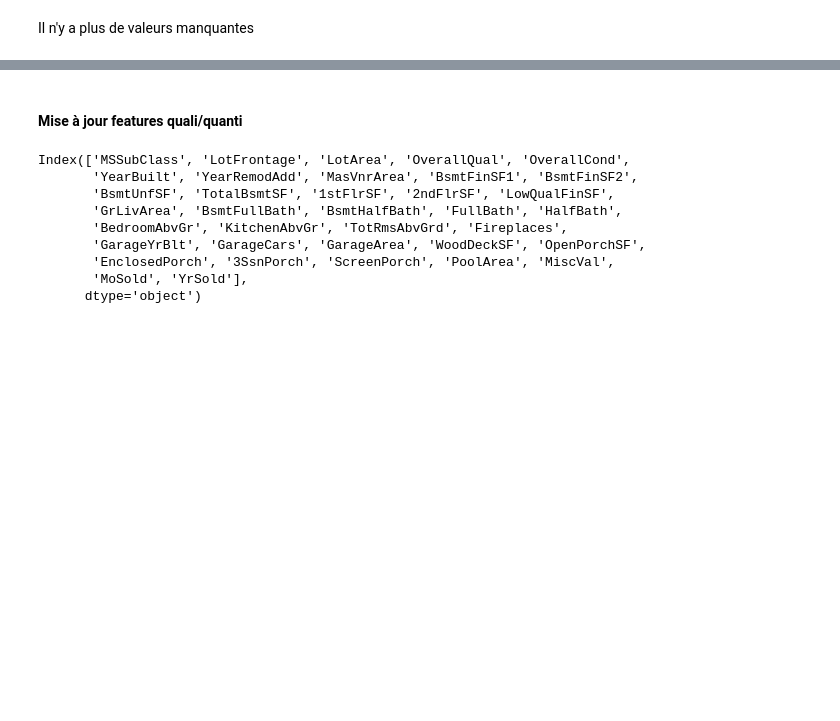
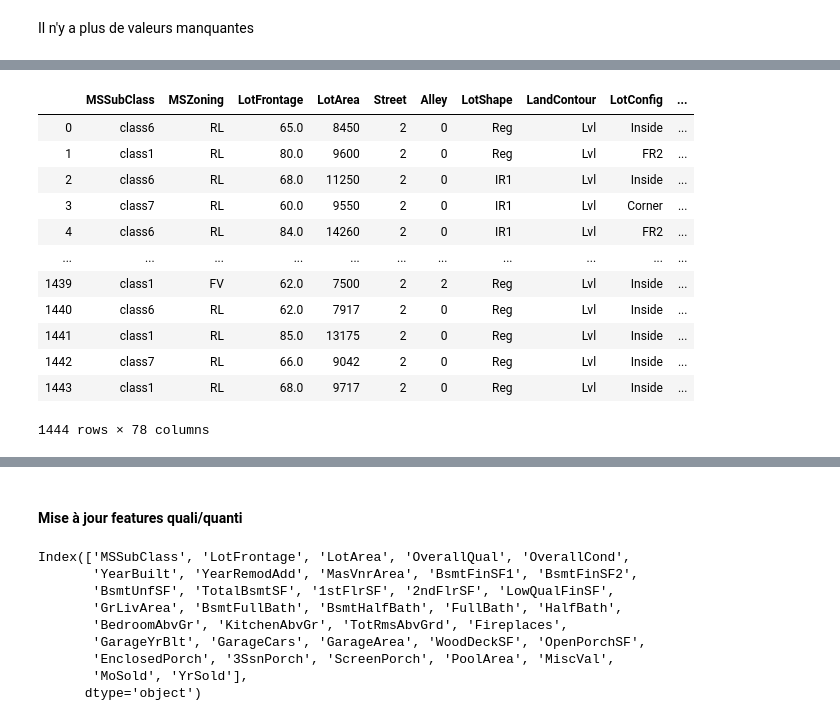
Before and after one commit to Simplon-IA-Bdx-1/house-prices-julien-vincent, a Jupyter notebook: house_prices_regression.ipynb, the cells around one changed output, grey strips where cells are left out. Drawn from its saved outputs; the diff is of its cells as text; code cells hidden in the pictures; blank space fills up the shorter version.

```diff
--- a/house_prices_regression.ipynb
+++ b/house_prices_regression.ipynb
@@ -340 +349,4 @@ Supression de 16 outliers
+# %%
+y_train = train.SalePrice.values
+train.drop(['SalePrice'], axis=1, inplace=True)
 # %% [markdown]
@@ -444,0 +452,3 @@ missing_values
+# %%
+train = remplace_na(train)
+test = remplace_na(test)
@@ -485,0 +511,16 @@ datas.MSSubClass = datas.MSSubClass.map({20:'class1', 30:'class2', 40:'class3',
+# %%
+my_encoder(train)
+# %% [output]
+|  | MSSubClass | MSZoning | LotFrontage | LotArea | Street | Alley | LotShape | LandContour | LotConfig | ... |
+| 0 | class6 | RL | 65.0 | 8450 | 2 | 0 | Reg | Lvl | Inside | ... |
+| 1 | class1 | RL | 80.0 | 9600 | 2 | 0 | Reg | Lvl | FR2 | ... |
+| 2 | class6 | RL | 68.0 | 11250 | 2 | 0 | IR1 | Lvl | Inside | ... |
+| 3 | class7 | RL | 60.0 | 9550 | 2 | 0 | IR1 | Lvl | Corner | ... |
+| 4 | class6 | RL | 84.0 | 14260 | 2 | 0 | IR1 | Lvl | FR2 | ... |
+| ... | ... | ... | ... | ... | ... | ... | ... | ... | ... | ... |
+| 1439 | class1 | FV | 62.0 | 7500 | 2 | 2 | Reg | Lvl | Inside | ... |
+| 1440 | class6 | RL | 62.0 | 7917 | 2 | 0 | Reg | Lvl | Inside | ... |
+| 1441 | class1 | RL | 85.0 | 13175 | 2 | 0 | Reg | Lvl | Inside | ... |
+| 1442 | class7 | RL | 66.0 | 9042 | 2 | 0 | Reg | Lvl | Inside | ... |
+| 1443 | class1 | RL | 68.0 | 9717 | 2 | 0 | Reg | Lvl | Inside | ... |
+1444 rows × 78 columns
```
Also changed, not shown: parts of 61 cells of this notebook, 12 other files.
